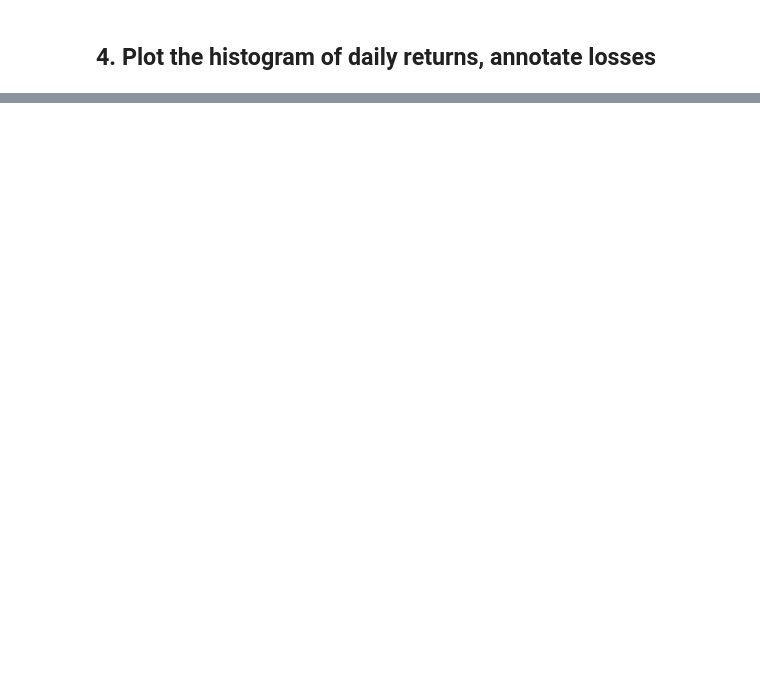
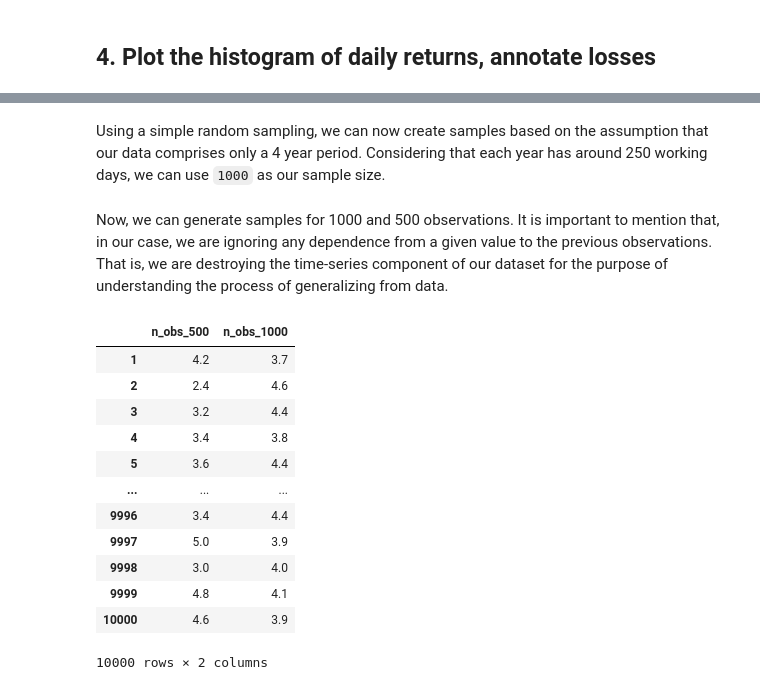
Before and after one commit to felipesebben/bk_data_analysis_studies, a Jupyter notebook: da_data_exercises/ch05-generalizing_from_data/01-stock_data_analysis/01-stock_data_analysis.ipynb, the cells around one changed output, grey strips where cells are left out. Cells and saved outputs as stored; diff of their text form; code cells hidden in the pictures; blank space fills up the shorter version.

```diff
--- a/da_data_exercises/ch05-generalizing_from_data/01-stock_data_analysis/01-stock_data_analysis.ipynb
+++ b/da_data_exercises/ch05-generalizing_from_data/01-stock_data_analysis/01-stock_data_analysis.ipynb
@@ -206,0 +240,36 @@ plt.show()
+# %%
+# Remove NaN values from `pct_return` column
+pct_return_no_na = petr4_df["pct_return"].dropna()
+# %% [markdown]
+Using a simple random sampling, we can now create samples based on the assumption that our data comprises only a 4 year period. Considering that each year has around 250 working days, we can use `1000` as our sample size.
+# %%
+def create_samples(vector, n_samples, n_obs):
+    samples_pctloss = [None] * (n_samples + 1) # Create a list to store the samples
+    for i in range(n_samples + 1):
+        single_sample = np.random.choice(vector, size=n_obs, replace=False) # Create a single sample
+        samples_pctloss[i] = sum(single_sample <= -5) / n_obs * 100 # Calculate the proportion of days with losses greater than 5%
+    return samples_pctloss
+# %% [markdown]
+Now, we can generate samples for 1000 and 500 observations. It is important to mention that, in our case, we are ignoring any dependence from a given value to the previous observations. That is, we are destroying the time-series component of our dataset for the purpose of understanding the process of generalizing from data.
+# %%
+np.random.seed = 123
+n_obs_1000 = create_samples(pct_return_no_na, 10000, 1000)
+n_obs_500 = create_samples(pct_return_no_na, 10000, 500)
+# %%
+n_obs_df = pd.DataFrame({"n_obs_500": n_obs_500, "n_obs_1000": n_obs_1000}).drop(0)
+# %%
+n_obs_df
+# %% [output]
+|  | n_obs_500 | n_obs_1000 |
+| 1 | 4.2 | 3.7 |
+| 2 | 2.4 | 4.6 |
+| 3 | 3.2 | 4.4 |
+| 4 | 3.4 | 3.8 |
+| 5 | 3.6 | 4.4 |
+| ... | ... | ... |
+| 9996 | 3.4 | 4.4 |
+| 9997 | 5.0 | 3.9 |
+| 9998 | 3.0 | 4.0 |
+| 9999 | 4.8 | 4.1 |
+| 10000 | 4.6 | 3.9 |
+10000 rows × 2 columns
```
Also changed, not shown: parts of 21 cells of this notebook.
